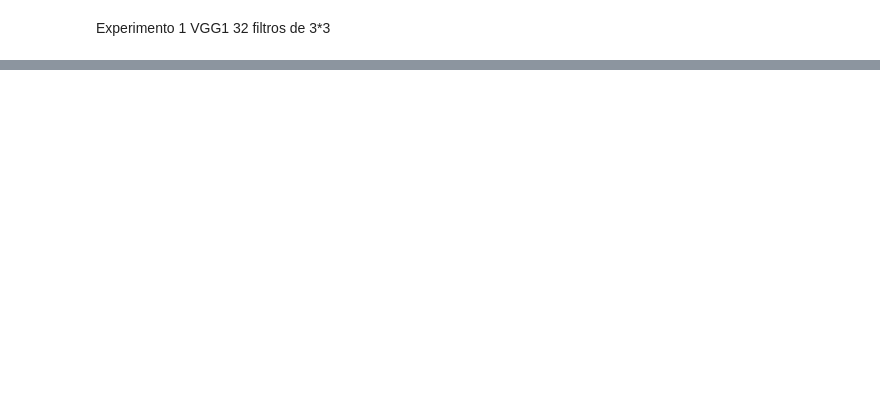
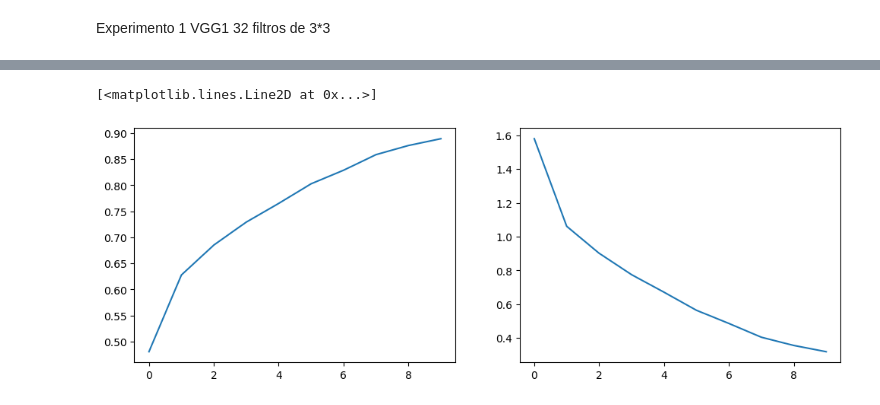
Before and after one commit to Lizeth058/BIT_BootcampIA, a Jupyter notebook: S11_C4_Intro_CNN_CF10.ipynb, the cells around one changed output, grey strips where cells are left out. Drawn from its saved outputs; the diff is of its cells as text; code cells hidden in the pictures; blank space fills up the shorter version.

```diff
--- a/S11_C4_Intro_CNN_CF10.ipynb
+++ b/S11_C4_Intro_CNN_CF10.ipynb
@@ -126,0 +163,15 @@ Epoch 3/10
+# %%
+model_vgg2 = Sequential()
+# numero de filtros y su dimension, activacion, padding=
+model_vgg2.add(Conv2D(32, (3,3), activation='relu', padding='same', input_shape=(32,32,3)))
+model_vgg2.add(Conv2D(32, (3,3), activation='relu', padding='same'))
+model_vgg2.add(MaxPooling2D(pool_size=(2,2)))
+# numero de filtros y su dimension, activacion, padding=
+model_vgg2.add(Conv2D(64, (3,3), activation='relu', padding='same', ))
+model_vgg2.add(Conv2D(64, (3,3), activation='relu', padding='same'))
+model_vgg2.add(MaxPooling2D(pool_size=(2,2)))
+
+# en adelante montamos la RN
+model_vgg2.add(Flatten())
+model_vgg2.add(Dense(128, activation='relu'))
+model_vgg2.add(Dense(10, activation='softmax'))
@@ -126,0 +202,4 @@ Epoch 3/10
+# %%
+model_vgg2.compile(optimizer='adam', loss='sparse_categorical_crossentropy', metrics=['accuracy'])
+epochs = 10
+batch_size = 32
@@ -126,0 +210,2 @@ Epoch 3/10
+# %%
+model_history2 = model_vgg2.fit(train_images, train_labels, epochs=epochs, batch_size=batch_size, verbose=1)
@@ -126,0 +233,9 @@ Epoch 3/10
+# %%
+plt.figure(figsize=(12, 4))
+plt.subplot(1, 2, 1)
+plt.plot(model_history2.history['accuracy'])
+plt.subplot(1, 2, 2)
+plt.plot(model_history2.history['loss'],)
+# %% [output]
+[<matplotlib.lines.Line2D at 0x...>]
+[figure, added]
```
Also changed, not shown: parts of 21 cells of this notebook.
